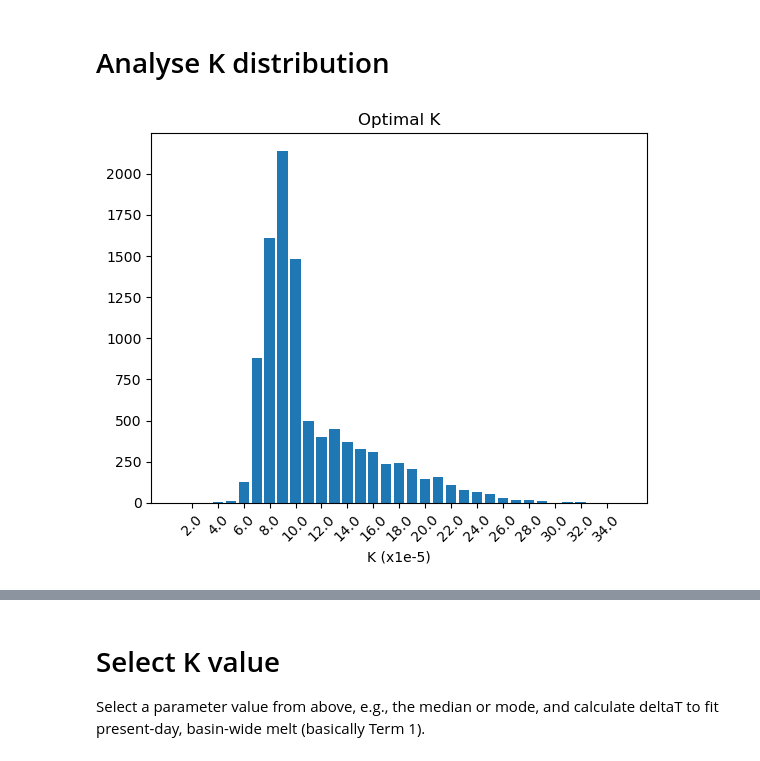
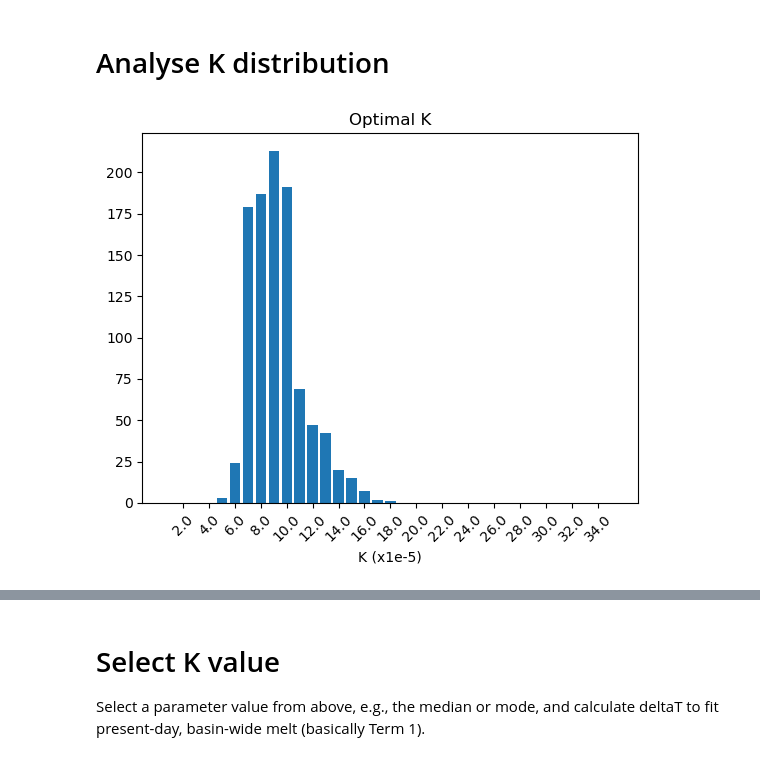
Before and after one commit to ismip/ismip7-antarctic-ocean-forcing, a Jupyter notebook: parameterisations/parameter_selection_quadratic_example.ipynb, the cells around one changed output, grey strips where cells are left out. Cells and saved outputs as stored; diff of their text form; code cells hidden in the pictures.

```diff
--- a/parameterisations/parameter_selection_quadratic_example.ipynb
+++ b/parameterisations/parameter_selection_quadratic_example.ipynb
@@ -155,6 +161,12 @@ mathiot_cold_ensemble = mathiot_cold_ensemble.to_dataset()
 
 mathiot_warm_ensemble.name = "melt_rate"
 mathiot_warm_ensemble = mathiot_warm_ensemble.to_dataset()
+
+timmermann_cold_ensemble.name = "melt_rate"
+timmermann_cold_ensemble = timmermann_cold_ensemble.to_dataset()
+
+timmermann_warm_ensemble.name = "melt_rate"
+timmermann_warm_ensemble = timmermann_warm_ensemble.to_dataset()
 # %% [markdown]
 # Load modellers provided data
 # %%
@@ -167,18 +179,29 @@ mathiot_warm_ensemble = mathiot_warm_ensemble.to_dataset()
 #pd_ensemble = xr.load_dataset('Ensemble_'+quadratic_present_day_ensemble+'_optimaldeltaT.nc', drop_variables=['timestamp'])
 #mathiot_cold_ensemble = xr.load_dataset('Ensemble_'+quadratic_mathiot_cold_ensemble+'_optimaldeltaT.nc', drop_variables=['timestamp'])
 #mathiot_warm_ensemble = xr.load_dataset('Ensemble_'+quadratic_mathiot_warm_ensemble+'_optimaldeltaT.nc', drop_variables=['timestamp'])
+
+# load basins here at model grid resolution
+basins_m = xr.load_dataset(os.path.join(data_path, 'imbie2', "basin_numbers_ismip8km_v2.nc"))
+basins_m = basins_m.rename({'basinNumber':'basins'}) # basins start at 0
+
+# load buttressing bins at model grid resolution
+bfrn_m = xr.load_dataset(os.path.join(data_path, 'parameterisations',"BFRN_ismip8km_v2.nc"))
+
+# load mask that is 1 if ice is floating and 0 if grounded on model grid resolution
+bed = xr.load_dataset(os.path.join(data_path, "topography", "bedmap3_ismip_8km.nc"))
+mask_m = bed.floating_frac>0.5
 # %% [markdown]
 # Load data for optimisation
 # %%
 # Load imbie2 basins as used on ISMIP
-basins = xr.load_dataset(os.path.join(data_path, 'imbie2', "basin_numbers_ismip8km.nc"))
+basins = xr.load_dataset(os.path.join(data_path, 'imbie2', "basin_numbers_ismip8km_v2.nc"))
 basins = basins.rename({'basinNumber':'basins'}) # basins start at 0
 
 nBasins = int(basins.basins.max())
 
 # present-day melting, melt rates from Paolo et al., 2023, error estimates combined from Paolo and Adusumilli et al., 2020
 melt_obs = xr.load_dataset(os.path.join(data_path, 'parameterisations','melt_paolo_err_adusumilli_ismip8km.nc')) # Field
-MeltDataImbie = pd.read_csv(os.path.join(data_path, 'parameterisations','Melt_Paolo_Err_Adusumilli_imbie2.csv'), index_col=0) # Aggregated per imbier basin
+MeltDataImbie = pd.read_csv(os.path.join(data_path, 'parameterisations','Melt_Paolo_Err_Adusumilli_imbie2_v2.csv'), index_col=0) # Aggregated per imbier basin
 
 # Buttressing Flux Response Numbers, remapped to 8km
 bfrn = xr.load_dataset(os.path.join(data_path, 'parameterisations',"BFRN_ismip8km_v2.nc"))
@@ -195,18 +218,21 @@ from parameter_selection_toolbox import *
 sample_size=10000
 
 optimise ="all" # "term1", ..
-term2_spec="average" # "average" # "aggregate"
+term2_spec="aggregate" # "average" # "aggregate"
 term3_spec="average" # "average", "aggregate"
 term3_opt="anomaly" # "both", "anomaly"
-w3_spec="none" # "only_cold", "only_warm", works only with "both"
+w3_spec="none" # "only_cold", "only_warm", works only with "both", "timmermann", "mathiot"
 w3_only_basin= "false" #"false" # 9 for ASE, otherwise put "false"
 average_as="true" # no big effect, can be "true" or "false"
 
 
 min_p1, min_p2, a1,a2,a3 = calculate_objective_function(optimise,term2_spec,term3_spec,term3_opt, w3_spec,w3_only_basin,
     sample_size, average_as,
-    basins['basins'], mask, bfrn, reso, ice_density, melt_obs, MeltDataImbie, data_path,
-    pd_ensemble, mathiot_cold_ensemble, mathiot_warm_ensemble)
+    basins['basins'], basins_m['basins'],
+    mask, mask_m,
+    bfrn, bfrn_m, reso, melt_obs, MeltDataImbie, data_path,
+    pd_ensemble, mathiot_cold_ensemble, mathiot_warm_ensemble,
+    timmermann_cold_ensemble, timmermann_warm_ensemble)
 # %% [output]
 Calculate Term 1
 Calculate Term 2
@@ -217,20 +243,20 @@ Sampling, this might take a moment...
 # %%
 fig,axes = plt.subplots(1,1, sharex=False, sharey=False)
 ax = axes
 
 bin_edges = np.array( np.append(pd_ensemble.p1.values[0]*0.5, pd_ensemble.p1.values+1e-7) )
 counts, bins = np.histogram(np.array(min_p1), bins= bin_edges)
 positions = np.arange(len(pd_ensemble.p1.values))
-ax.bar(positions, counts, width=0.8)
+ax.bar(positions, counts, width=0.8)    kg/m2/a
 labels = np.round(pd_ensemble.p1.values*1e5, 1)
 ax.set_xticks(positions[1::2], labels[1::2], rotation=45)
 ax.set_xlabel('K (x1e-5)')
 ax.set_title('Optimal K')
 
 #plt.savefig(os.path.join(figure_dir,'Optimise_quadratic_sample'+str(sample_size)+'_'+optimise+'as.png'))
 plt.savefig(os.path.join(figure_dir,'Optimise_quadratic_sample'+str(sample_size)+'_'+optimise+'.png'))
 # %% [output]
-[figure, old version]
+[figure, new version]
 # %%
 # Find min, max, 5th, 95th, and modes
 
```
Also changed, not shown: parts of 22 cells of this notebook, 2 other files.
